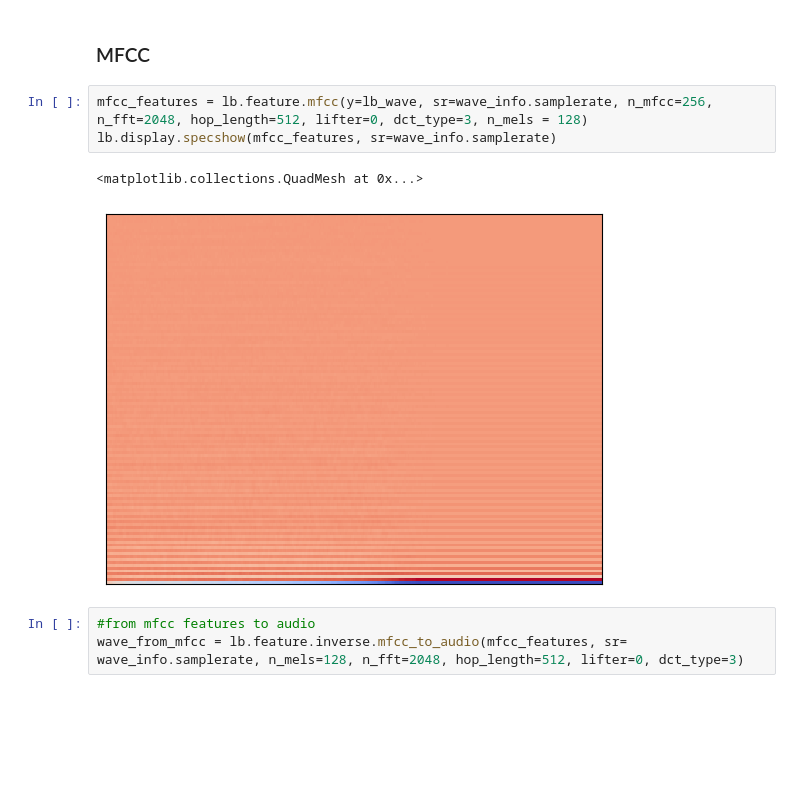
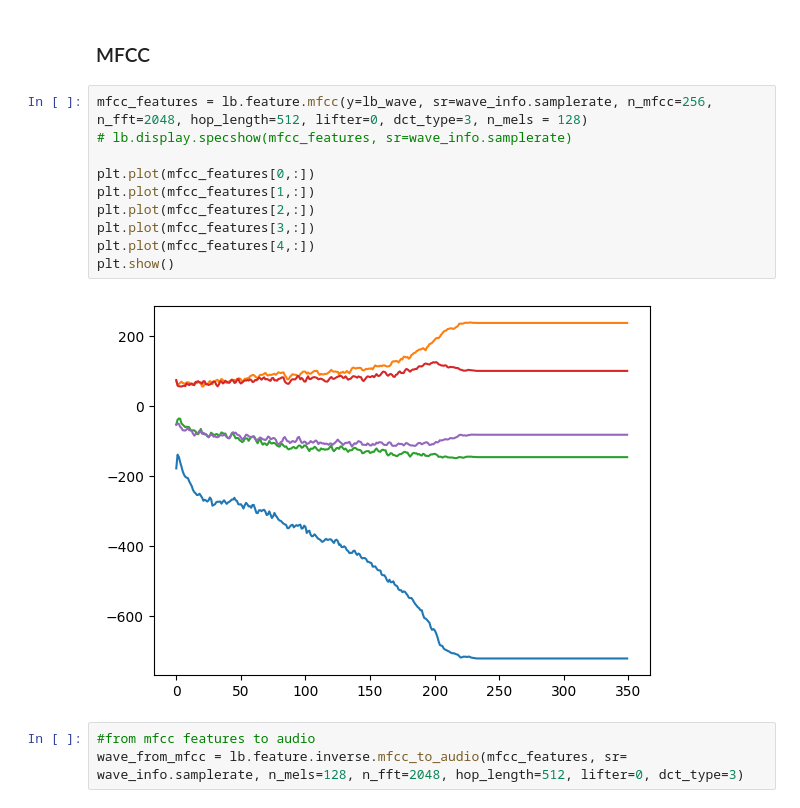
Before and after one commit to PatrikBacko/Bachelor_thesis-Electronic_music, a Jupyter notebook: scripts/librosa_tests/librosa_test.ipynb, the cells around one changed output. Cells and saved outputs as stored; diff of their text form; blank space fills up the shorter version.

```diff
--- a/scripts/librosa_tests/librosa_test.ipynb
+++ b/scripts/librosa_tests/librosa_test.ipynb
@@ -57,10 +59,16 @@ Librosa duration: 4.0607482993197275 seconds
 ### MFCC
 # %%
 mfcc_features = lb.feature.mfcc(y=lb_wave, sr=wave_info.samplerate, n_mfcc=256, n_fft=2048, hop_length=512, lifter=0, dct_type=3, n_mels = 128)
-lb.display.specshow(mfcc_features, sr=wave_info.samplerate)
+# lb.display.specshow(mfcc_features, sr=wave_info.samplerate)
+
+plt.plot(mfcc_features[0,:])
+plt.plot(mfcc_features[1,:])
+plt.plot(mfcc_features[2,:])
+plt.plot(mfcc_features[3,:])
+plt.plot(mfcc_features[4,:])
+plt.show()
 # %% [output]
-<matplotlib.collections.QuadMesh at 0x...>
-[figure, old version]
+[figure, new version]
 # %%
 #from mfcc features to audio
 wave_from_mfcc = lb.feature.inverse.mfcc_to_audio(mfcc_features, sr= wave_info.samplerate, n_mels=128, n_fft=2048, hop_length=512, lifter=0, dct_type=3)
```
Also changed, not shown: parts of 13 cells of this notebook, 3 other files.
